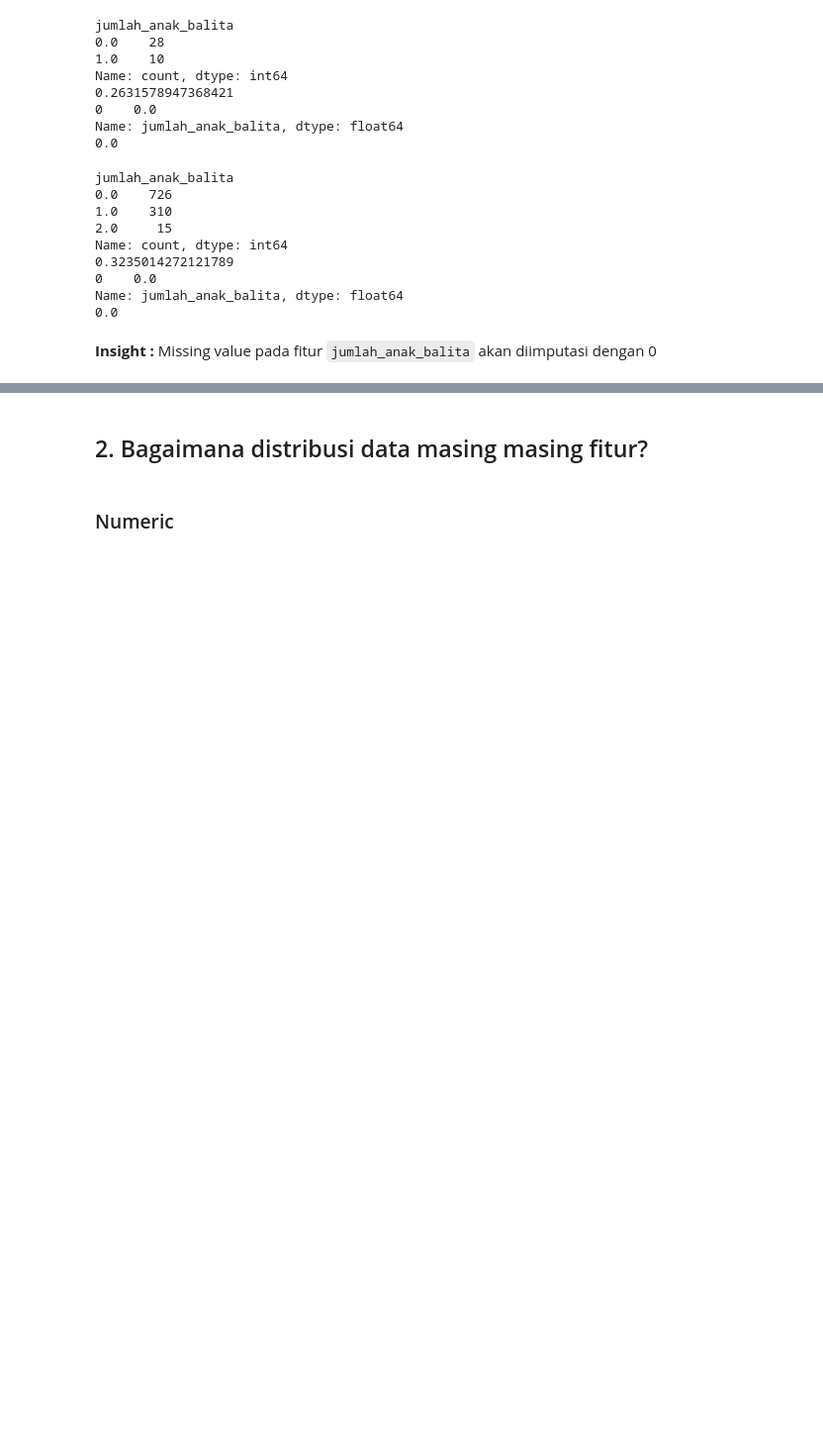
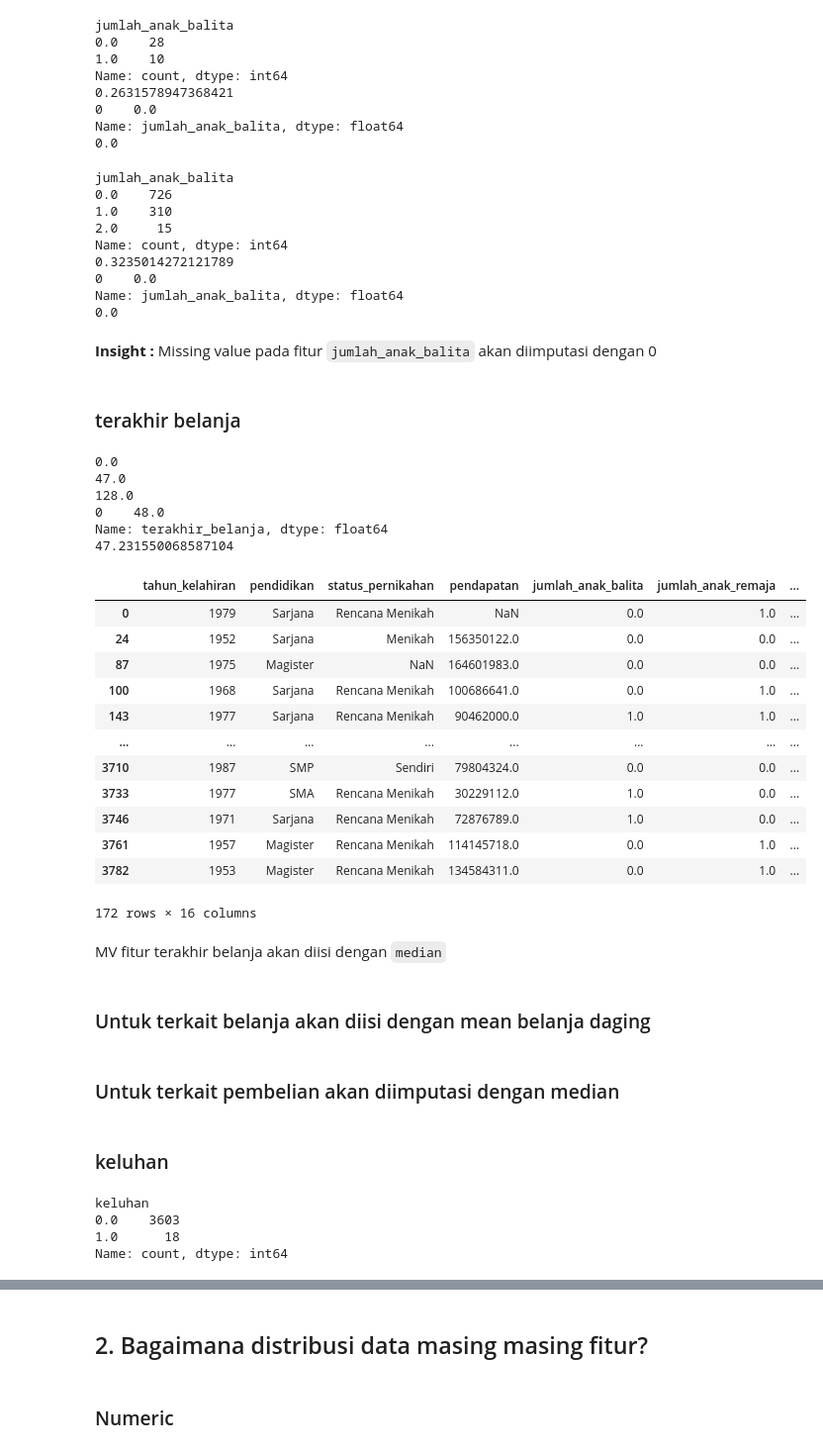
Before and after one commit to azizriza1210/Karpet-Biru, a Jupyter notebook: bismillah.ipynb, the cells around one changed output, grey strips where cells are left out. Shown: that part at 99% size. Cells and saved outputs as stored; diff of their text form; code cells hidden in the pictures; blank space fills up the shorter version.

```diff
--- a/bismillah.ipynb
+++ b/bismillah.ipynb
@@ -329,3 +409,50 @@ Name: jumlah_anak_balita, dtype: float64
 0.0
 # %% [markdown]
 **Insight :** Missing value pada fitur `jumlah_anak_balita` akan diimputasi dengan 0
+# %% [markdown]
+### terakhir belanja
+# %%
+print(df_train['terakhir_belanja'].min())
+print(df_train['terakhir_belanja'].median())
+print(df_train['terakhir_belanja'].max())
+print(df_train['terakhir_belanja'].mode())
+print(df_train['terakhir_belanja'].mean())
+# %% [output]
+0.0
+47.0
+128.0
+0    48.0
+Name: terakhir_belanja, dtype: float64
+47.231550068587104
+# %%
+mv_1 = df_train[df_train['terakhir_belanja'].isna()]
+mv_1
+# %% [output]
+|  | tahun_kelahiran | pendidikan | status_pernikahan | pendapatan | jumlah_anak_balita | jumlah_anak_remaja | ... |
+| 0 | 1979 | Sarjana | Rencana Menikah | NaN | 0.0 | 1.0 | ... |
+| 24 | 1952 | Sarjana | Menikah | 156350122.0 | 0.0 | 0.0 | ... |
+| 87 | 1975 | Magister | NaN | 164601983.0 | 0.0 | 0.0 | ... |
+| 100 | 1968 | Sarjana | Rencana Menikah | 100686641.0 | 0.0 | 1.0 | ... |
+| 143 | 1977 | Sarjana | Rencana Menikah | 90462000.0 | 1.0 | 1.0 | ... |
+| ... | ... | ... | ... | ... | ... | ... | ... |
+| 3710 | 1987 | SMP | Sendiri | 79804324.0 | 0.0 | 0.0 | ... |
+| 3733 | 1977 | SMA | Rencana Menikah | 30229112.0 | 1.0 | 0.0 | ... |
+| 3746 | 1971 | Sarjana | Rencana Menikah | 72876789.0 | 1.0 | 0.0 | ... |
+| 3761 | 1957 | Magister | Rencana Menikah | 114145718.0 | 0.0 | 1.0 | ... |
+| 3782 | 1953 | Magister | Rencana Menikah | 134584311.0 | 0.0 | 1.0 | ... |
+172 rows × 16 columns
+# %% [markdown]
+MV fitur terakhir belanja akan diisi dengan `median`
+# %% [markdown]
+### Untuk terkait belanja akan diisi dengan mean belanja daging
+# %% [markdown]
+### Untuk terkait pembelian akan diimputasi dengan median
+# %% [markdown]
+### keluhan
+# %%
+df_train['keluhan'].value_counts()
+# %% [output]
+keluhan
+0.0    3603
+1.0      18
+Name: count, dtype: int64
```
Also changed, not shown: parts of 34 cells of this notebook.
